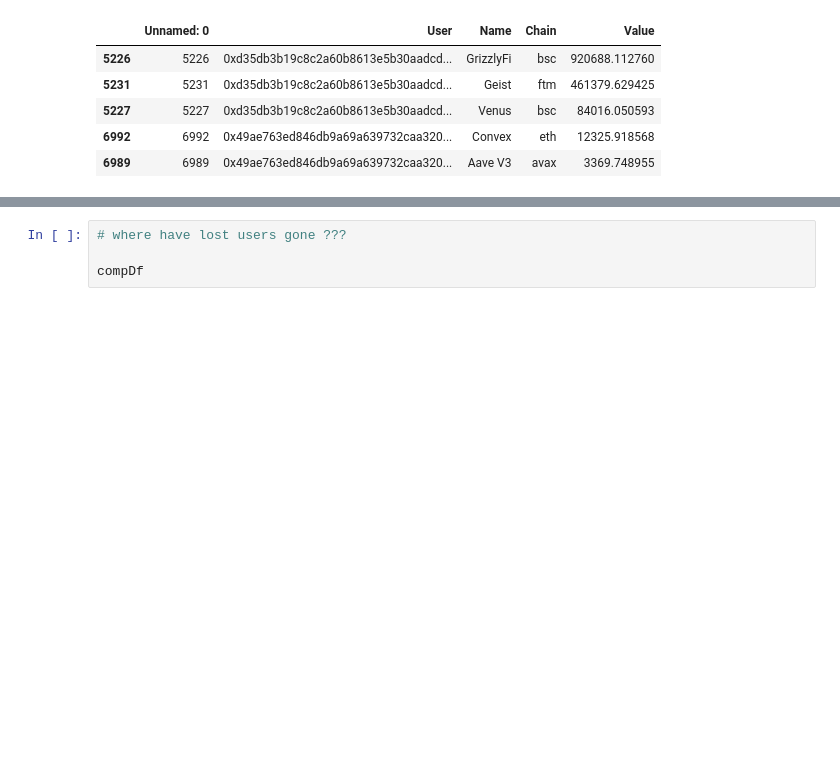
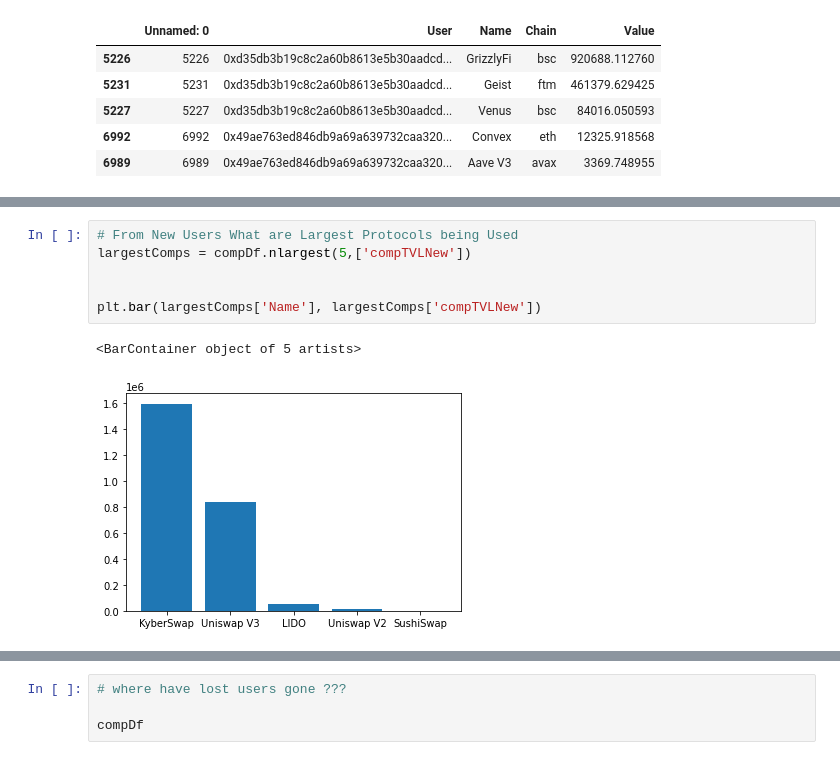
Before and after one commit to RoboVault/Insights, a Jupyter notebook: AAVE analysis quick.ipynb, the cells around one changed output, grey strips where cells are left out. Saved outputs shown, nothing was run; the diff lists cells and outputs as text; blank space fills up the shorter version.

```diff
--- a/AAVE analysis quick.ipynb
+++ b/AAVE analysis quick.ipynb
@@ -230,0 +247,9 @@ compDf.nlargest(5,['TVLFromSharedUsers'])
+# %%
+# From New Users What are Largest Protocols being Used
+largestComps = compDf.nlargest(5,['compTVLNew'])
+
+
+plt.bar(largestComps['Name'], largestComps['compTVLNew'])
+# %% [output]
+<BarContainer object of 5 artists>
+[figure, added]
```
Also changed, not shown: parts of 21 cells of this notebook, 1 other file.
